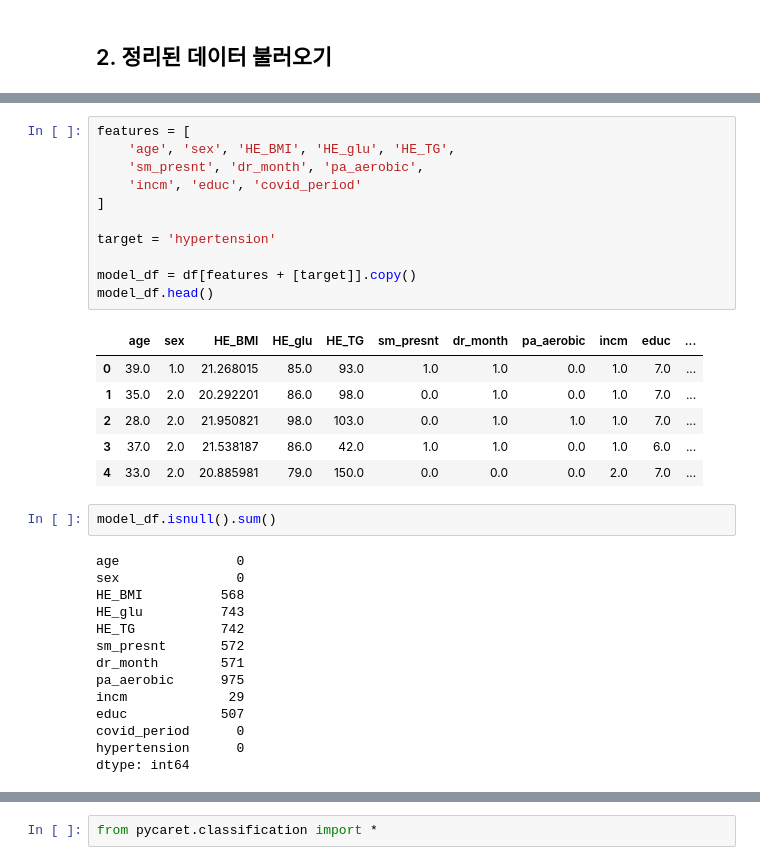
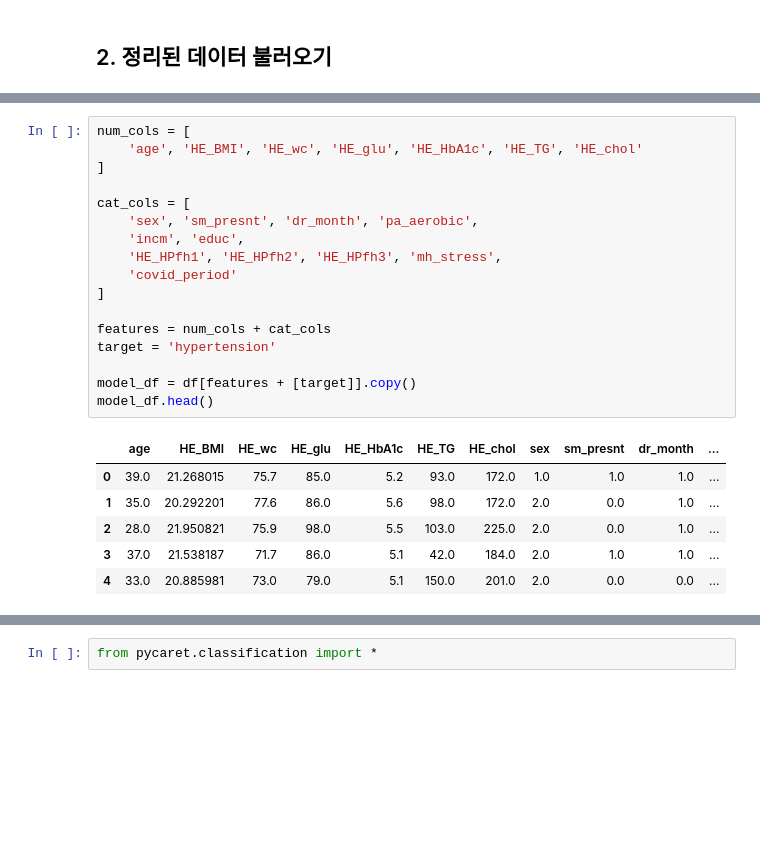
Before and after one commit to thanhdvu/cardiovascular-risk-khanes, a Jupyter notebook: 03_pycaret_modeling.ipynb, the cells around one changed output, grey strips where cells are left out. Saved outputs shown, nothing was run; the diff lists cells and outputs as text; blank space fills up the shorter version.

```diff
--- a/03_pycaret_modeling.ipynb
+++ b/03_pycaret_modeling.ipynb
@@ -57,34 +77,24 @@ HE_sbp와 HE_dbp는 target을 만들 때만 사용했다. 모델 feature에서
 # %%
-features = [
-    'age', 'sex', 'HE_BMI', 'HE_glu', 'HE_TG',
-    'sm_presnt', 'dr_month', 'pa_aerobic',
-    'incm', 'educ', 'covid_period'
+num_cols = [
+    'age', 'HE_BMI', 'HE_wc', 'HE_glu', 'HE_HbA1c', 'HE_TG', 'HE_chol'
 ]
 
+cat_cols = [
+    'sex', 'sm_presnt', 'dr_month', 'pa_aerobic',
+    'incm', 'educ',
+    'HE_HPfh1', 'HE_HPfh2', 'HE_HPfh3', 'mh_stress',
+    'covid_period'
+]
+
+features = num_cols + cat_cols
 target = 'hypertension'
 
 model_df = df[features + [target]].copy()
 model_df.head()
 # %% [output]
-|  | age | sex | HE_BMI | HE_glu | HE_TG | sm_presnt | dr_month | pa_aerobic | incm | educ | ... |
-| 0 | 39.0 | 1.0 | 21.268015 | 85.0 | 93.0 | 1.0 | 1.0 | 0.0 | 1.0 | 7.0 | ... |
-| 1 | 35.0 | 2.0 | 20.292201 | 86.0 | 98.0 | 0.0 | 1.0 | 0.0 | 1.0 | 7.0 | ... |
-| 2 | 28.0 | 2.0 | 21.950821 | 98.0 | 103.0 | 0.0 | 1.0 | 1.0 | 1.0 | 7.0 | ... |
-| 3 | 37.0 | 2.0 | 21.538187 | 86.0 | 42.0 | 1.0 | 1.0 | 0.0 | 1.0 | 6.0 | ... |
-| 4 | 33.0 | 2.0 | 20.885981 | 79.0 | 150.0 | 0.0 | 0.0 | 0.0 | 2.0 | 7.0 | ... |
+|  | age | HE_BMI | HE_wc | HE_glu | HE_HbA1c | HE_TG | HE_chol | sex | sm_presnt | dr_month | ... |
+| 0 | 39.0 | 21.268015 | 75.7 | 85.0 | 5.2 | 93.0 | 172.0 | 1.0 | 1.0 | 1.0 | ... |
+| 1 | 35.0 | 20.292201 | 77.6 | 86.0 | 5.6 | 98.0 | 172.0 | 2.0 | 0.0 | 1.0 | ... |
+| 2 | 28.0 | 21.950821 | 75.9 | 98.0 | 5.5 | 103.0 | 225.0 | 2.0 | 0.0 | 1.0 | ... |
+| 3 | 37.0 | 21.538187 | 71.7 | 86.0 | 5.1 | 42.0 | 184.0 | 2.0 | 1.0 | 1.0 | ... |
+| 4 | 33.0 | 20.885981 | 73.0 | 79.0 | 5.1 | 150.0 | 201.0 | 2.0 | 0.0 | 0.0 | ... |
-# %%
-model_df.isnull().sum()
-# %% [output]
-age               0
-sex               0
-HE_BMI          568
-HE_glu          743
-HE_TG           742
-sm_presnt       572
-dr_month        571
-pa_aerobic      975
-incm             29
-educ            507
-covid_period      0
-hypertension      0
-dtype: int64
```
Also changed, not shown: parts of 76 cells of this notebook, 32 other files.
